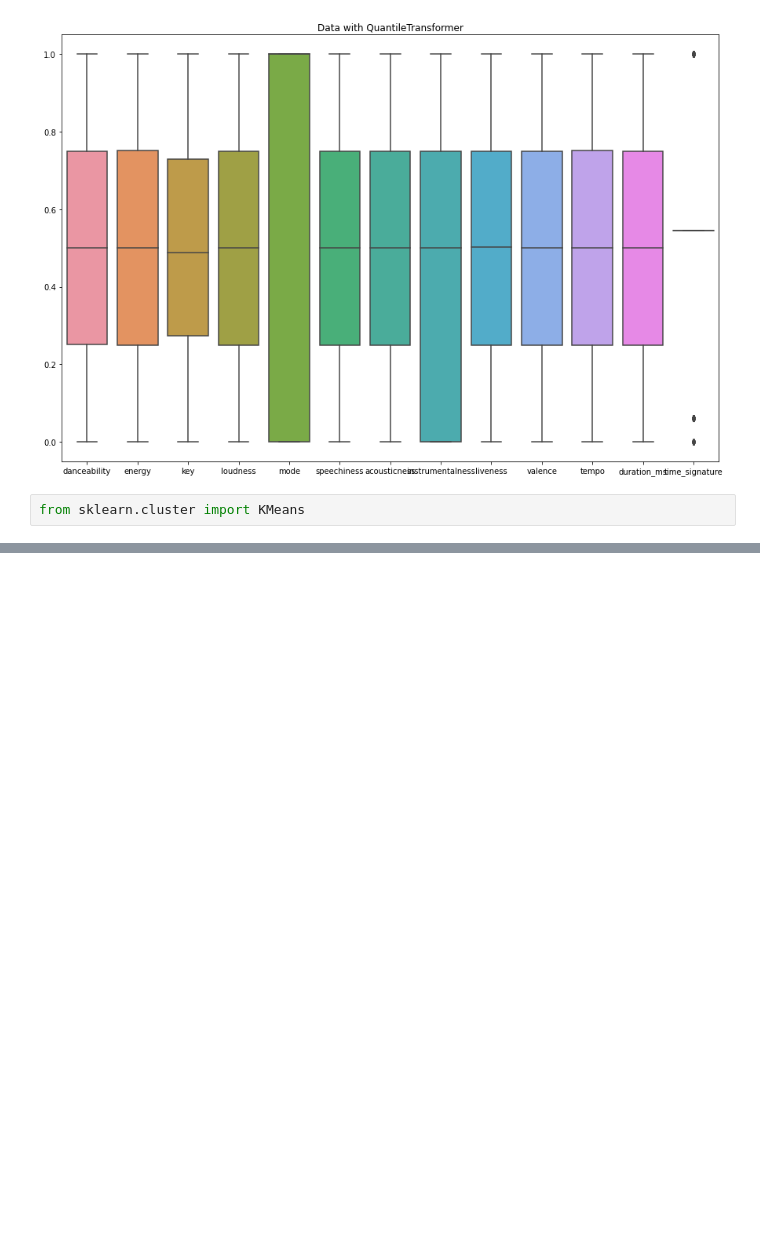
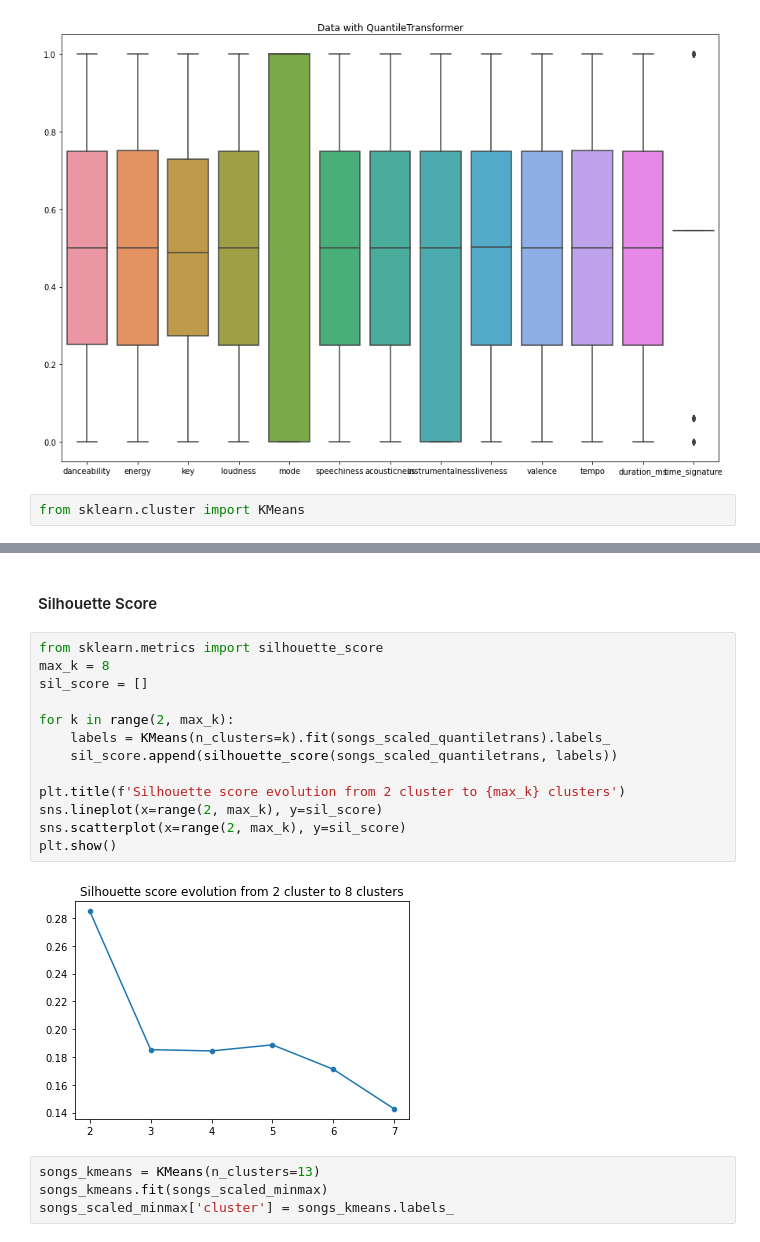
Before and after one commit to hanaamulic/Unsupervised-Machine-Learning, a Jupyter notebook: Spotify_challenge_1000_songs.ipynb, the cells around one changed output, grey strips where cells are left out. Saved outputs shown, nothing was run; the diff lists cells and outputs as text; blank space fills up the shorter version.

```diff
--- a/Spotify_challenge_1000_songs.ipynb
+++ b/Spotify_challenge_1000_songs.ipynb
@@ -113,0 +225,21 @@ songs_scaled
+# %% [markdown]
+#### Silhouette Score
+# %%
+from sklearn.metrics import silhouette_score
+max_k = 8
+sil_score = []
+
+for k in range(2, max_k):
+    labels = KMeans(n_clusters=k).fit(songs_scaled_quantiletrans).labels_
+    sil_score.append(silhouette_score(songs_scaled_quantiletrans, labels))
+
+plt.title(f'Silhouette score evolution from 2 cluster to {max_k} clusters')
+sns.lineplot(x=range(2, max_k), y=sil_score)
+sns.scatterplot(x=range(2, max_k), y=sil_score)
+plt.show()
+# %% [output]
+[figure, added]
+# %%
+songs_kmeans = KMeans(n_clusters=13)
+songs_kmeans.fit(songs_scaled_minmax)
+songs_scaled_minmax['cluster'] = songs_kmeans.labels_
```
Also changed, not shown: parts of 43 cells of this notebook, 5 other files.
